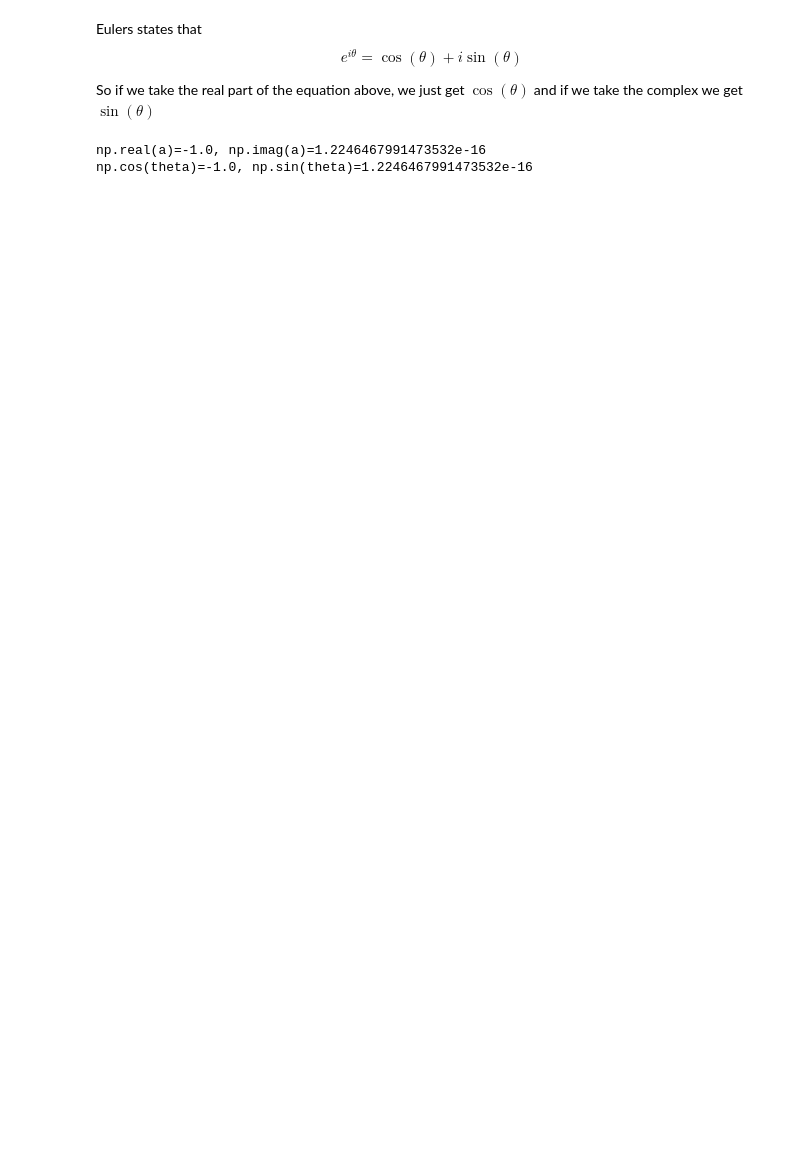
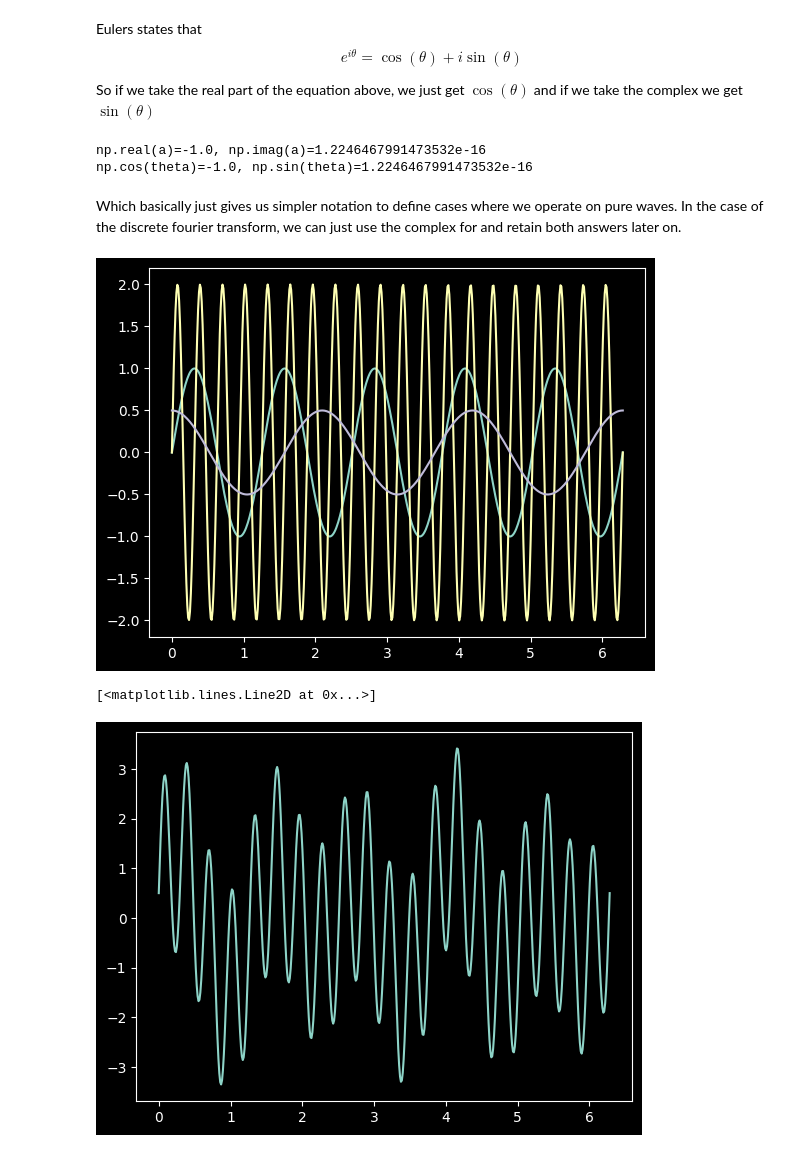
Before and after one commit to xnought/paper-implement, a Jupyter notebook: fft/dft.ipynb, the cells around one changed output. Cells and saved outputs as stored; diff of their text form; code cells hidden in the pictures; blank space fills up the shorter version.

```diff
--- a/fft/dft.ipynb
+++ b/fft/dft.ipynb
@@ -41,3 +41,17 @@ print(f"{np.cos(theta)=}, {np.sin(theta)=}")
 # %% [output]
 np.real(a)=-1.0, np.imag(a)=1.2246467991473532e-16
 np.cos(theta)=-1.0, np.sin(theta)=1.2246467991473532e-16
+# %% [markdown]
+Which basically just gives us simpler notation to define cases where we operate on pure waves. In the case of the discrete fourier transform, we can just use the complex for and retain both answers later on.
+# %%
+pure = [np.sin(5*x), 2*np.sin(20*x), 0.5*np.cos(3*x)]
+combined = np.vstack(pure).sum(axis=0)
+for p in pure:
+	plt.plot(x, p)
+
+plt.show()
+plt.plot(x, combined)
+# %% [output]
+[figure, added]
+[<matplotlib.lines.Line2D at 0x...>]
+[figure, added]
```
Also changed, not shown: parts of 5 cells of this notebook.
